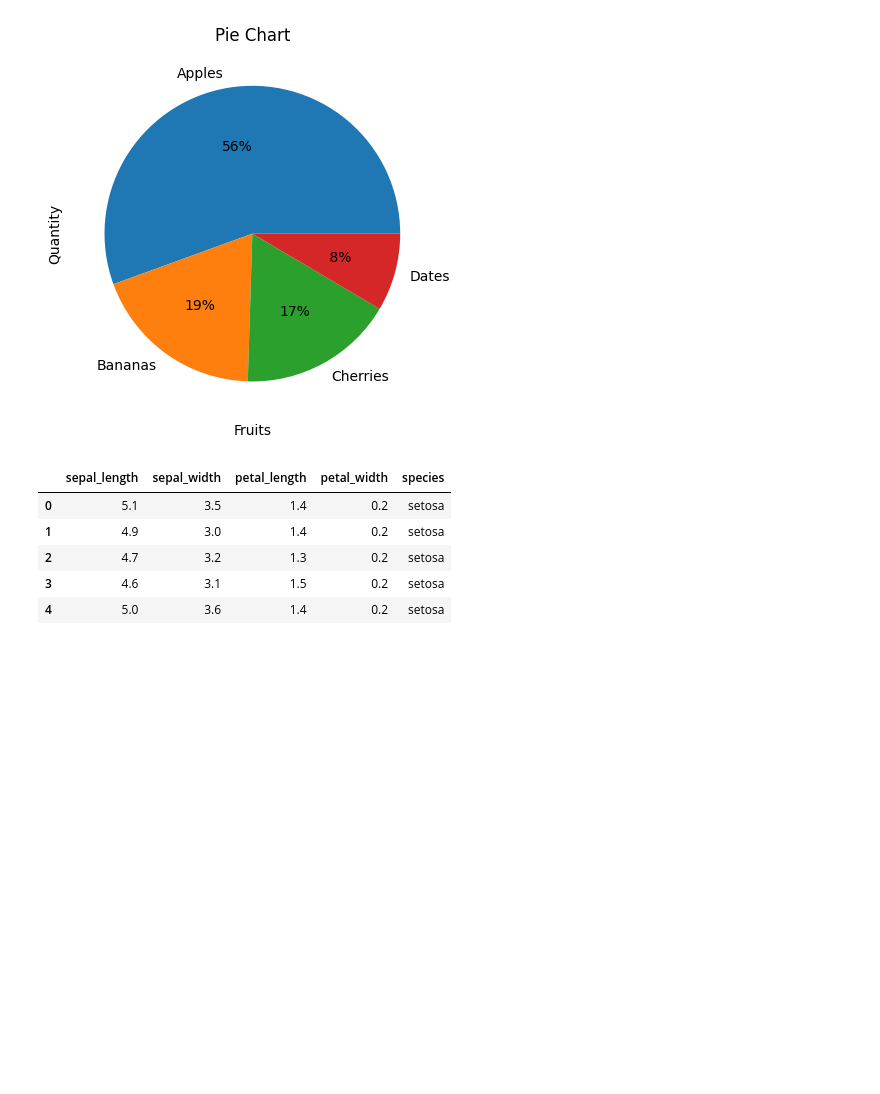
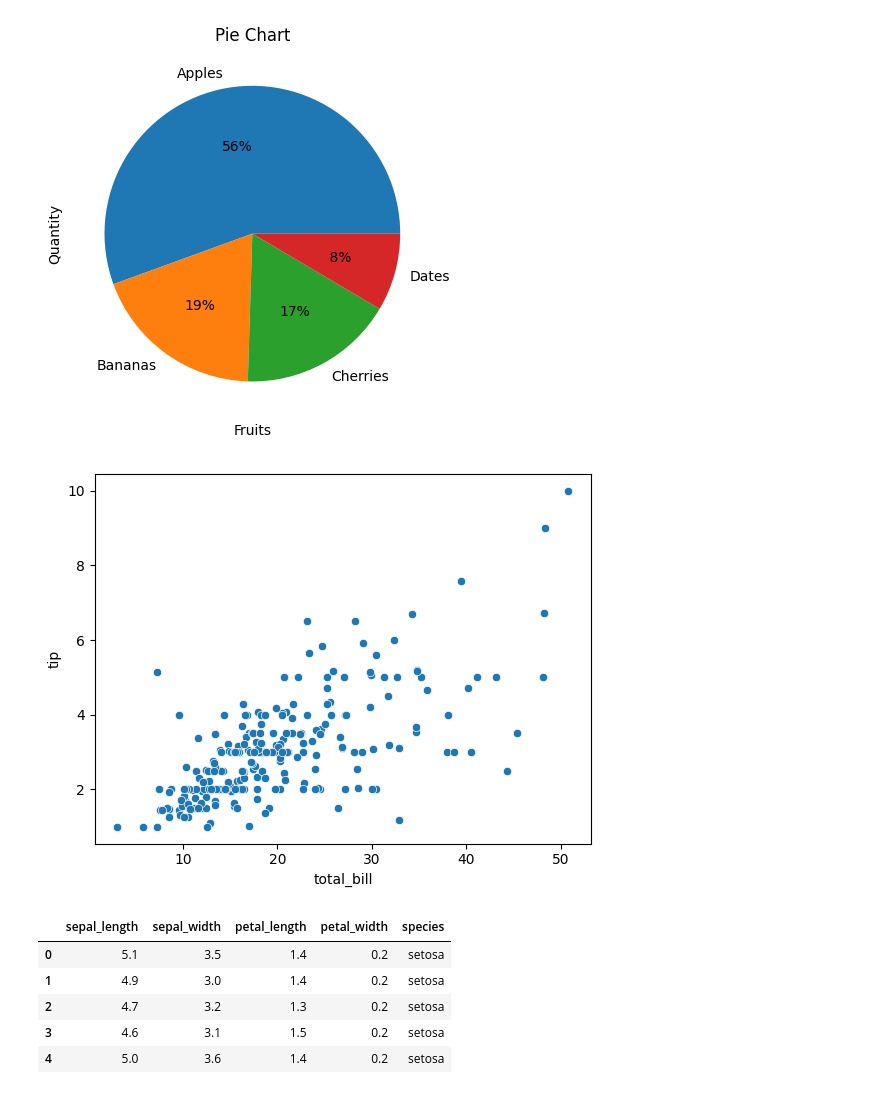
Before and after one commit to vikasgrg/Analytics, a Jupyter notebook: vgarg.ipynb, the cells around one changed output. Saved outputs shown, nothing was run; the diff lists cells and outputs as text; code cells hidden in the pictures; blank space fills up the shorter version.

```diff
--- a/vgarg.ipynb
+++ b/vgarg.ipynb
@@ -53,6 +53,11 @@ plt.ylabel("Quantity")
 plt.show()
 # %% [output]
 [figure]
+# %%
+sns.scatterplot(x='total_bill', y='tip', data=data)
+plt.show()
+# %% [output]
+[figure, added]
 # %%
 data = sns.load_dataset('iris')
 data.head()
```
